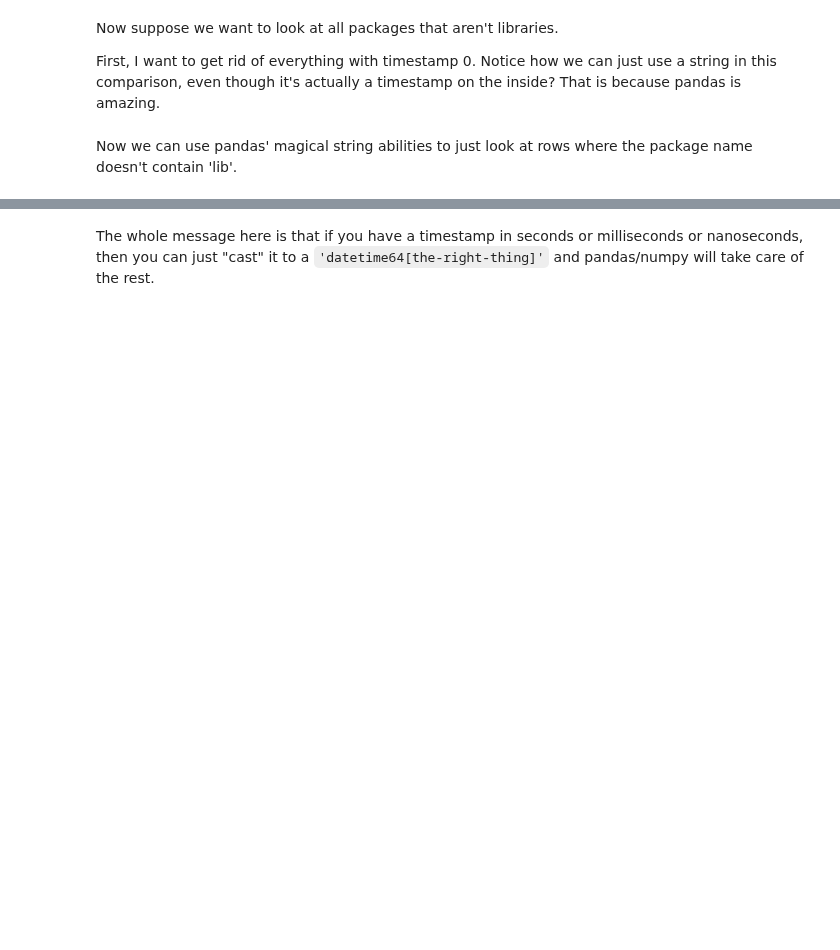
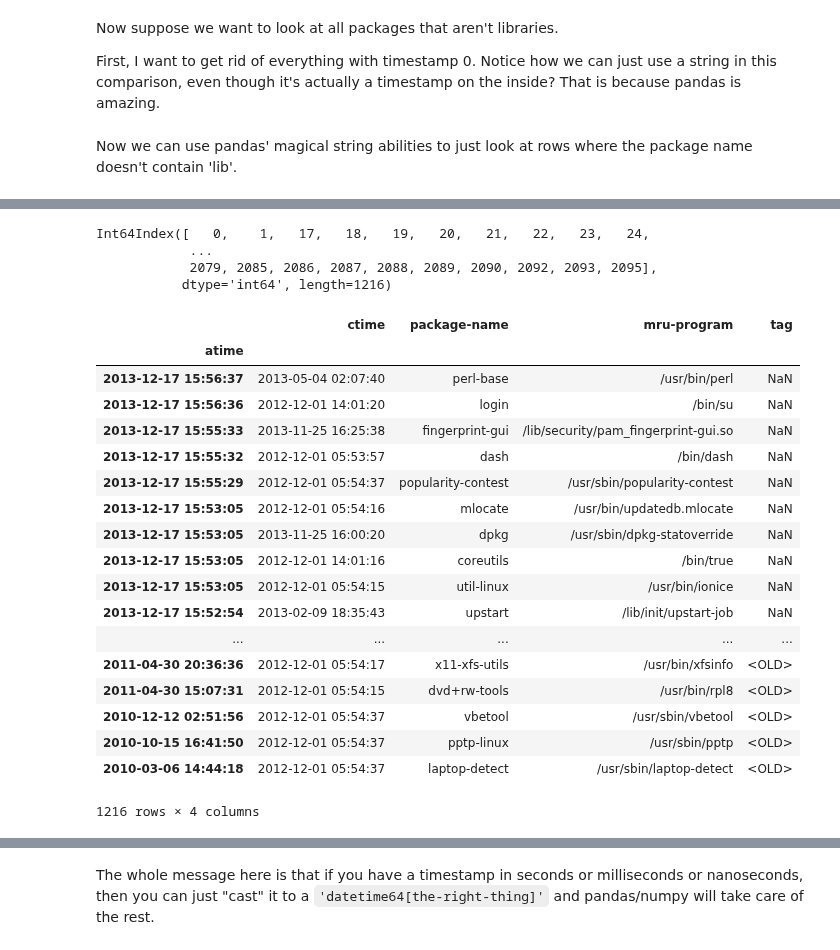
Before and after one commit to batermj/data_sciences_campaign, a Jupyter notebook: Python/Pandas/ds00100001_pandas_python_ex00000017.ipynb, the cells around one changed output, grey strips where cells are left out. Drawn from its saved outputs; the diff is of its cells as text; code cells hidden in the pictures; blank space fills up the shorter version.

```diff
--- a/Python/Pandas/ds00100001_pandas_python_ex00000017.ipynb
+++ b/Python/Pandas/ds00100001_pandas_python_ex00000017.ipynb
@@ -14,7 +14,7 @@ Here's an [explanation of how this file works](http://popcon.ubuntu.com/README).
 I'm going to hope that nothing in it is sensitive :)
 # %%
 # Read it, and remove the last row
-popcon = pd.read_csv('../../DataSets/pybk030master/popularity-contest', sep=' ', )[:-1]
+popcon = pd.read_csv('../../DataSets/pybk030master/popularity-contest', sep=' ')[:-1]
 popcon.columns = ['atime', 'ctime', 'package-name', 'mru-program', 'tag']
 # %% [markdown]
 The colums are the access time, created time, package name, recently used program, and a tag
@@ -82,3 +82,34 @@ nonlibraries.sort_values(by='ctime', ascending=False)[:10]
 | 398 | 2013-12-16 20:08:23 | 2013-12-16 20:04:58 | postgresql-9.1 | /usr/lib/postgresql/9.1/bin/postm... | <RECENT-CTIME> |
 | 452 | 2013-12-16 20:03:20 | 2013-12-16 20:04:55 | php5-dev | /usr/include/php5/main/snprintf.h | <RECENT-CTIME> |
 | 440 | 2013-12-16 20:03:20 | 2013-12-16 20:04:54 | php-pear | /usr/share/php/XML/Util.php | <RECENT-CTIME> |
+# %%
+nonlibraries.index
+# %% [output]
+Int64Index([   0,    1,   17,   18,   19,   20,   21,   22,   23,   24,
+            ...
+            2079, 2085, 2086, 2087, 2088, 2089, 2090, 2092, 2093, 2095],
+           dtype='int64', length=1216)
+# %%
+nonlibraries = nonlibraries.set_index('atime')
+# %%
+nonlibraries
+# %% [output]
+|  | ctime | package-name | mru-program | tag |
+| atime |  |  |  |  |
+| 2013-12-17 15:56:37 | 2013-05-04 02:07:40 | perl-base | /usr/bin/perl | NaN |
+| 2013-12-17 15:56:36 | 2012-12-01 14:01:20 | login | /bin/su | NaN |
+| 2013-12-17 15:55:33 | 2013-11-25 16:25:38 | fingerprint-gui | /lib/security/pam_fingerprint-gui.so | NaN |
+| 2013-12-17 15:55:32 | 2012-12-01 05:53:57 | dash | /bin/dash | NaN |
+| 2013-12-17 15:55:29 | 2012-12-01 05:54:37 | popularity-contest | /usr/sbin/popularity-contest | NaN |
+| 2013-12-17 15:53:05 | 2012-12-01 05:54:16 | mlocate | /usr/bin/updatedb.mlocate | NaN |
+| 2013-12-17 15:53:05 | 2013-11-25 16:00:20 | dpkg | /usr/sbin/dpkg-statoverride | NaN |
+| 2013-12-17 15:53:05 | 2012-12-01 14:01:16 | coreutils | /bin/true | NaN |
+| 2013-12-17 15:53:05 | 2012-12-01 05:54:15 | util-linux | /usr/bin/ionice | NaN |
+| 2013-12-17 15:52:54 | 2013-02-09 18:35:43 | upstart | /lib/init/upstart-job | NaN |
+| ... | ... | ... | ... | ... |
+| 2011-04-30 20:36:36 | 2012-12-01 05:54:17 | x11-xfs-utils | /usr/bin/xfsinfo | <OLD> |
+| 2011-04-30 15:07:31 | 2012-12-01 05:54:15 | dvd+rw-tools | /usr/bin/rpl8 | <OLD> |
+| 2010-12-12 02:51:56 | 2012-12-01 05:54:37 | vbetool | /usr/sbin/vbetool | <OLD> |
+| 2010-10-15 16:41:50 | 2012-12-01 05:54:37 | pptp-linux | /usr/sbin/pptp | <OLD> |
+| 2010-03-06 14:44:18 | 2012-12-01 05:54:37 | laptop-detect | /usr/sbin/laptop-detect | <OLD> |
+1216 rows × 4 columns
```
Also changed, not shown: parts of 5 cells of this notebook.
